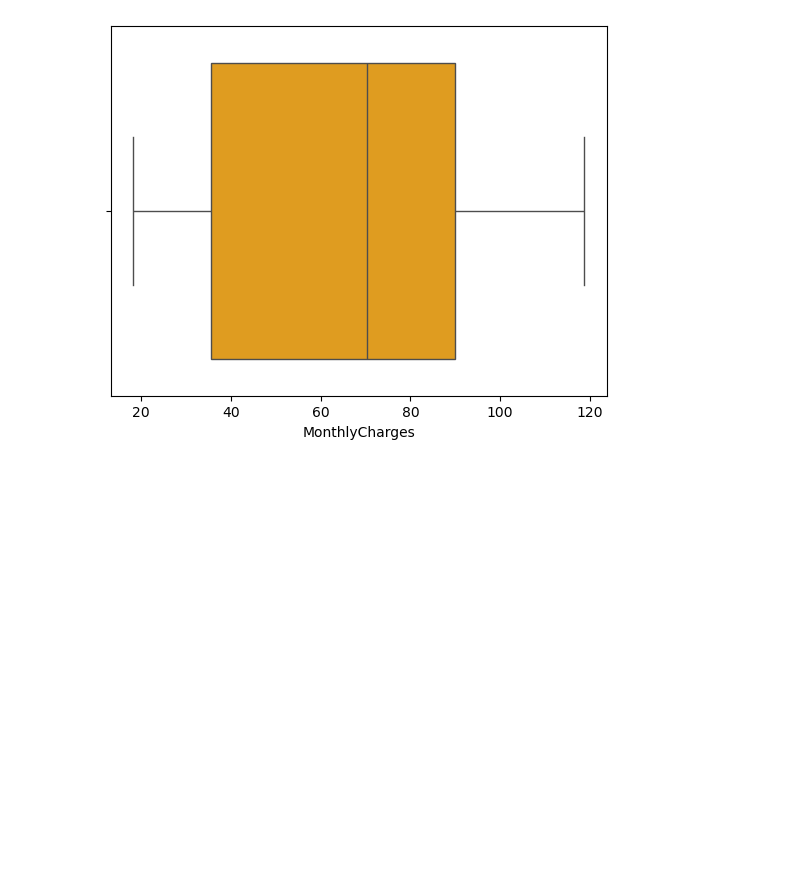
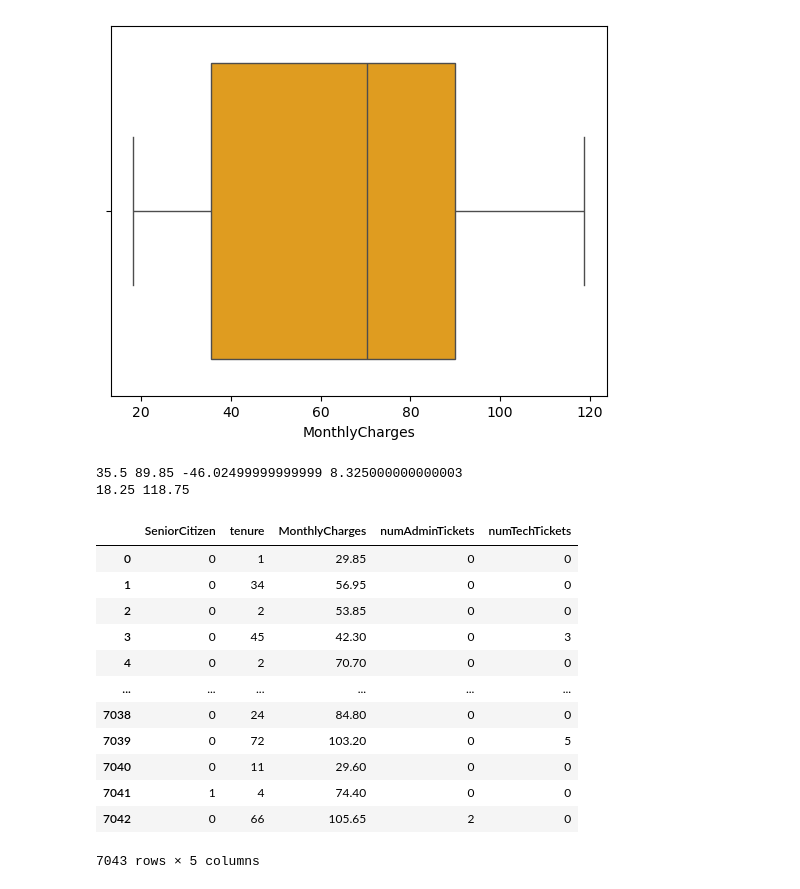
Before and after one commit to cathym20/Telco-Customer-Churn-IBM-, a Jupyter notebook: churn.ipynb, the cells around one changed output. Drawn from its saved outputs; the diff is of its cells as text; code cells hidden in the pictures; blank space fills up the shorter version.

```diff
--- a/churn.ipynb
+++ b/churn.ipynb
@@ -105,3 +105,29 @@ sns.boxplot(x=num_cols['MonthlyCharges'],color='orange')
 plt.show()
 # %% [output]
 [figure]
+# %%
+q1 = num_cols['MonthlyCharges'].quantile(0.25)
+q3 = num_cols['MonthlyCharges'].quantile(0.75)
+IQR = q3-q1
+lower = q1 - 1.5 * IQR
+upper = q3 - 1.5 * IQR
+print(q1, q3, lower, upper)
+print(df['MonthlyCharges'].min(), df['MonthlyCharges'].max())
+outliers = num_cols[(num_cols['MonthlyCharges'] < lower) | (num_cols['MonthlyCharges'] > upper)]
+outliers
+# %% [output]
+35.5 89.85 -46.02499999999999 8.325000000000003
+18.25 118.75
+|  | SeniorCitizen | tenure | MonthlyCharges | numAdminTickets | numTechTickets |
+| 0 | 0 | 1 | 29.85 | 0 | 0 |
+| 1 | 0 | 34 | 56.95 | 0 | 0 |
+| 2 | 0 | 2 | 53.85 | 0 | 0 |
+| 3 | 0 | 45 | 42.30 | 0 | 3 |
+| 4 | 0 | 2 | 70.70 | 0 | 0 |
+| ... | ... | ... | ... | ... | ... |
+| 7038 | 0 | 24 | 84.80 | 0 | 0 |
+| 7039 | 0 | 72 | 103.20 | 0 | 5 |
+| 7040 | 0 | 11 | 29.60 | 0 | 0 |
+| 7041 | 1 | 4 | 74.40 | 0 | 0 |
+| 7042 | 0 | 66 | 105.65 | 2 | 0 |
+7043 rows × 5 columns
```
Also changed, not shown: parts of 3 cells of this notebook.
